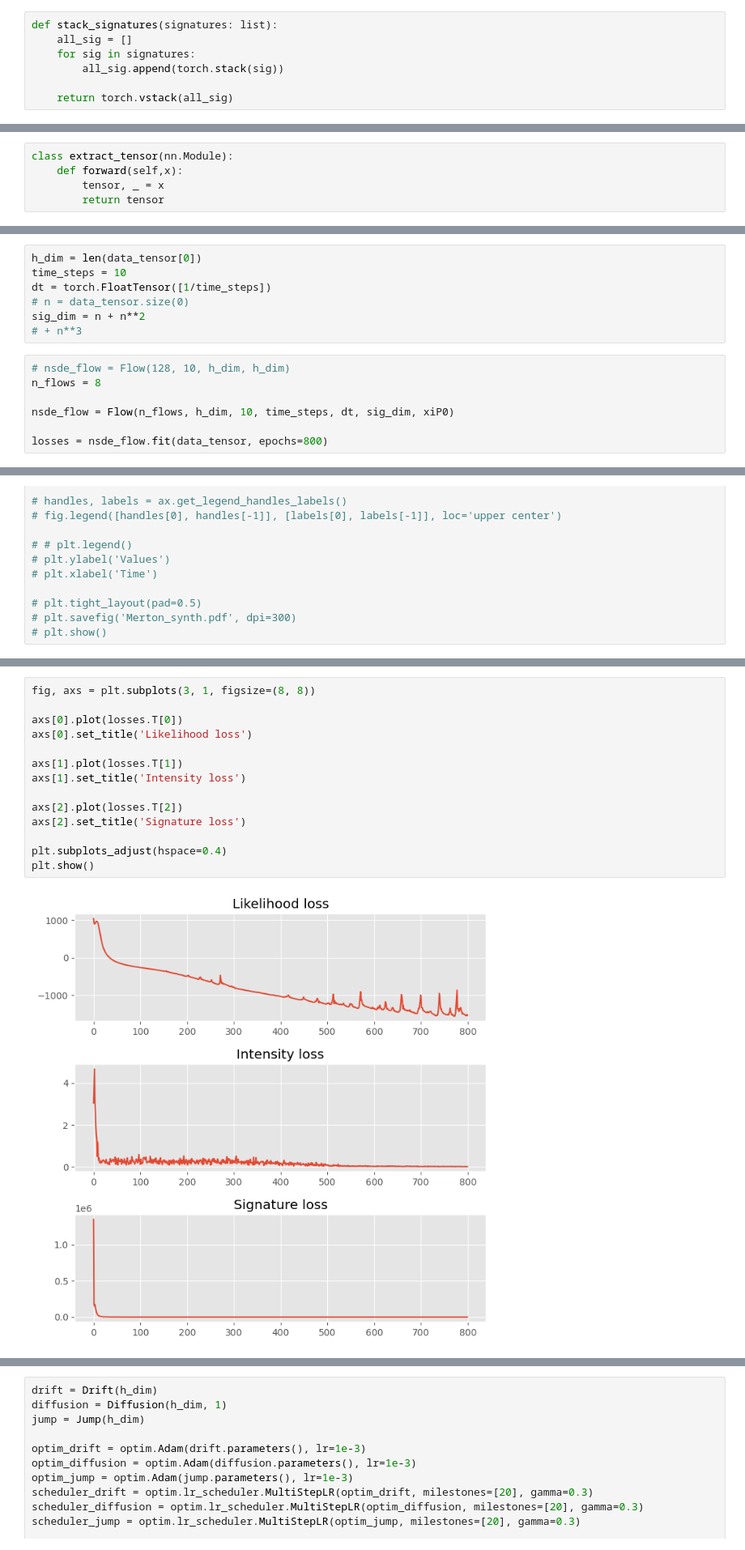
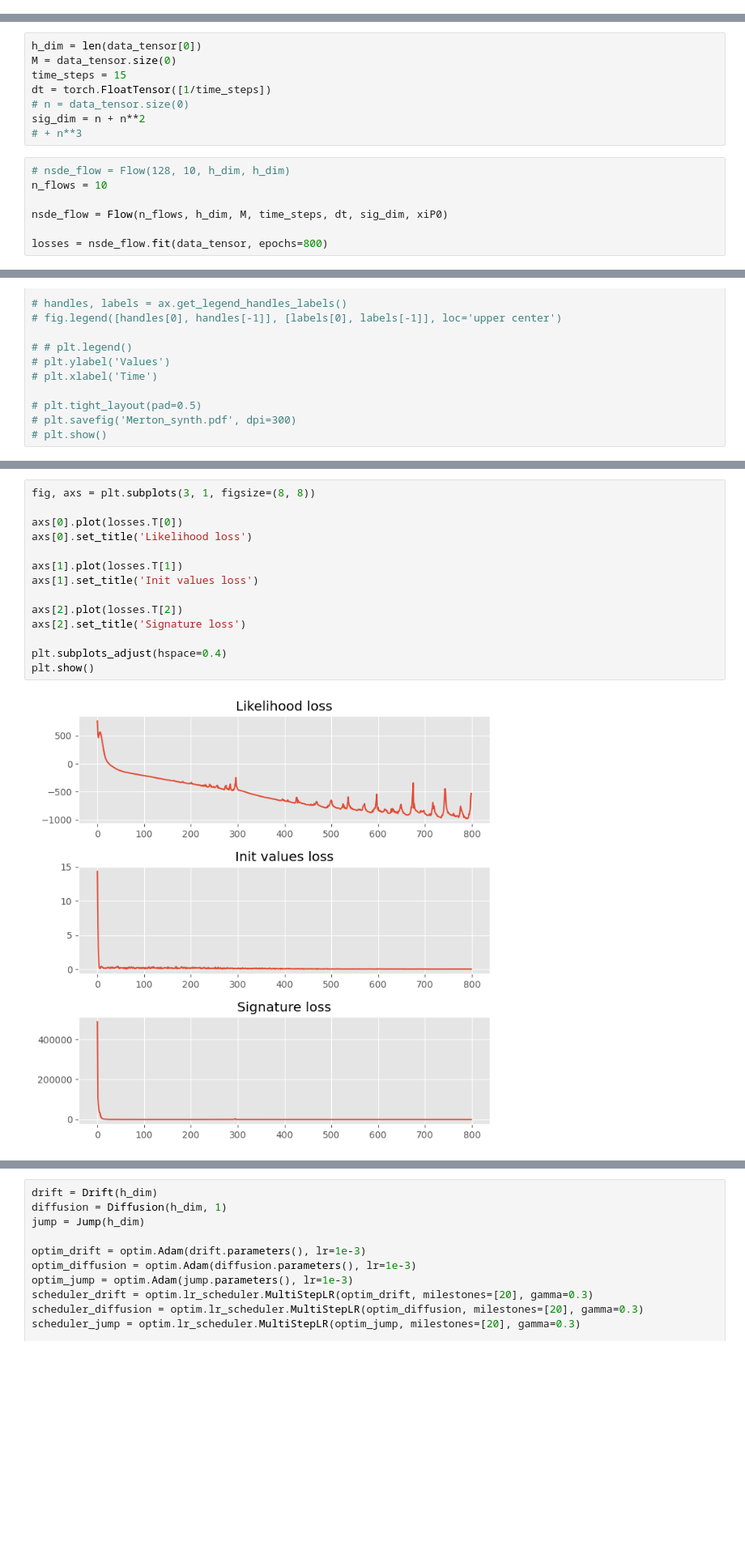
Before and after one commit to kirillzx/JDFlow, a Jupyter notebook: generator_main.ipynb, the cells around one changed output, grey strips where cells are left out. Shown at 81% size. Drawn from its saved outputs; the diff is of its cells as text; blank space fills up the shorter version.

```diff
--- a/generator_main.ipynb
+++ b/generator_main.ipynb
@@ -490,7 +182,0 @@ signature = compute_path_signature(data_tensor, level_threshold=3)[1:]
-# %%
-def stack_signatures(signatures: list):
-    all_sig = []
-    for sig in signatures:
-        all_sig.append(torch.stack(sig))
-
-    return torch.vstack(all_sig)
@@ -1093,5 +182,0 @@ class NSDE:
-# %%
-class extract_tensor(nn.Module):
-    def forward(self,x):
-        tensor, _ = x
-        return tensor
@@ -1932,15 +457,16 @@ torch.Size([10, 501])
 # %%
 h_dim = len(data_tensor[0])
-time_steps = 10
+M = data_tensor.size(0)
+time_steps = 15
 dt = torch.FloatTensor([1/time_steps])
 # n = data_tensor.size(0)
 sig_dim = n + n**2
 # + n**3
 # %%
 # nsde_flow = Flow(128, 10, h_dim, h_dim)
-n_flows = 8
+n_flows = 10
 
-nsde_flow = Flow(n_flows, h_dim, 10, time_steps, dt, sig_dim, xiP0)
+nsde_flow = Flow(n_flows, h_dim, M, time_steps, dt, sig_dim, xiP0)
 
 losses = nsde_flow.fit(data_tensor, epochs=800)
 # %%
@@ -2021,16 +520,16 @@ plt.show()
 # %%
 fig, axs = plt.subplots(3, 1, figsize=(8, 8))
 
 axs[0].plot(losses.T[0])
 axs[0].set_title('Likelihood loss')
 
 axs[1].plot(losses.T[1])
-axs[1].set_title('Intensity loss')
+axs[1].set_title('Init values loss')
 
 axs[2].plot(losses.T[2])
 axs[2].set_title('Signature loss')
 
 plt.subplots_adjust(hspace=0.4)
 plt.show()
 # %% [output]
-[figure, old version]
+[figure, new version]
```
Also changed, not shown: parts of 116 cells of this notebook.
